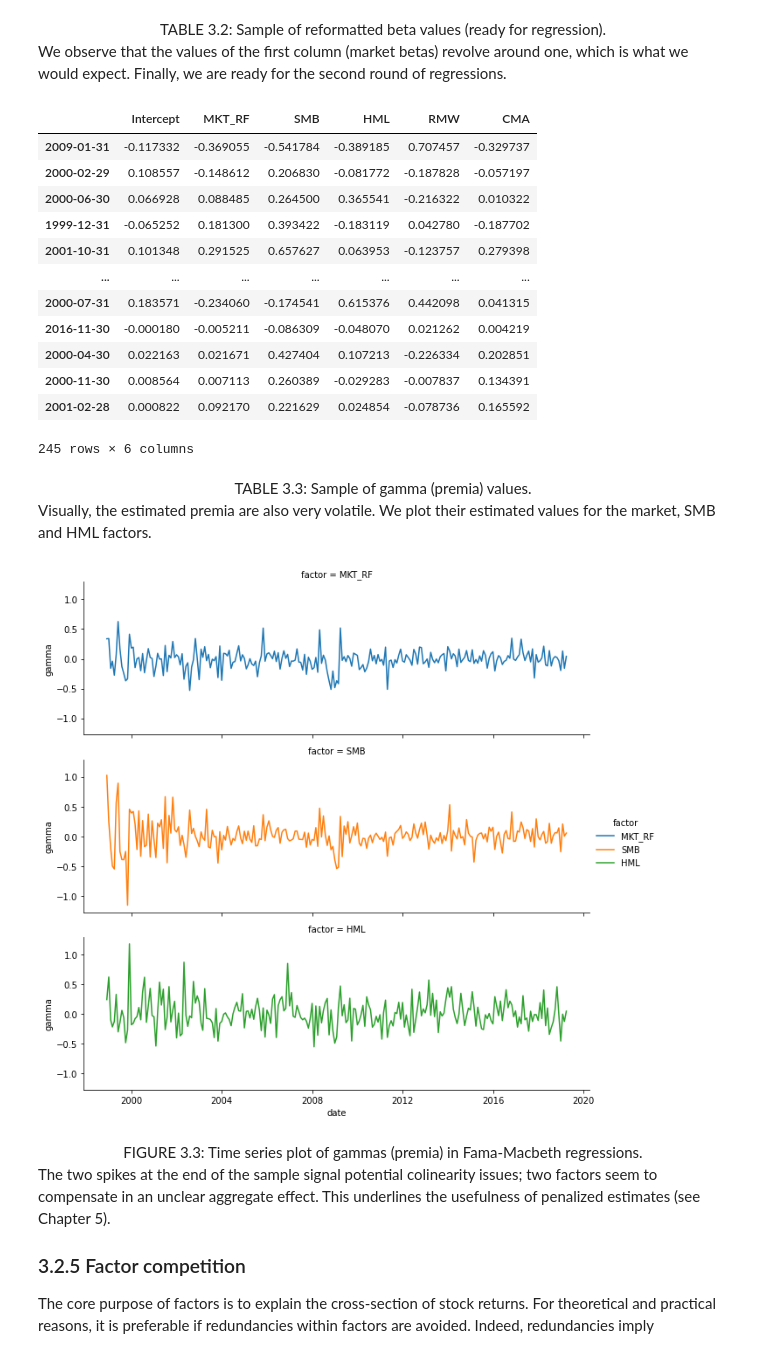
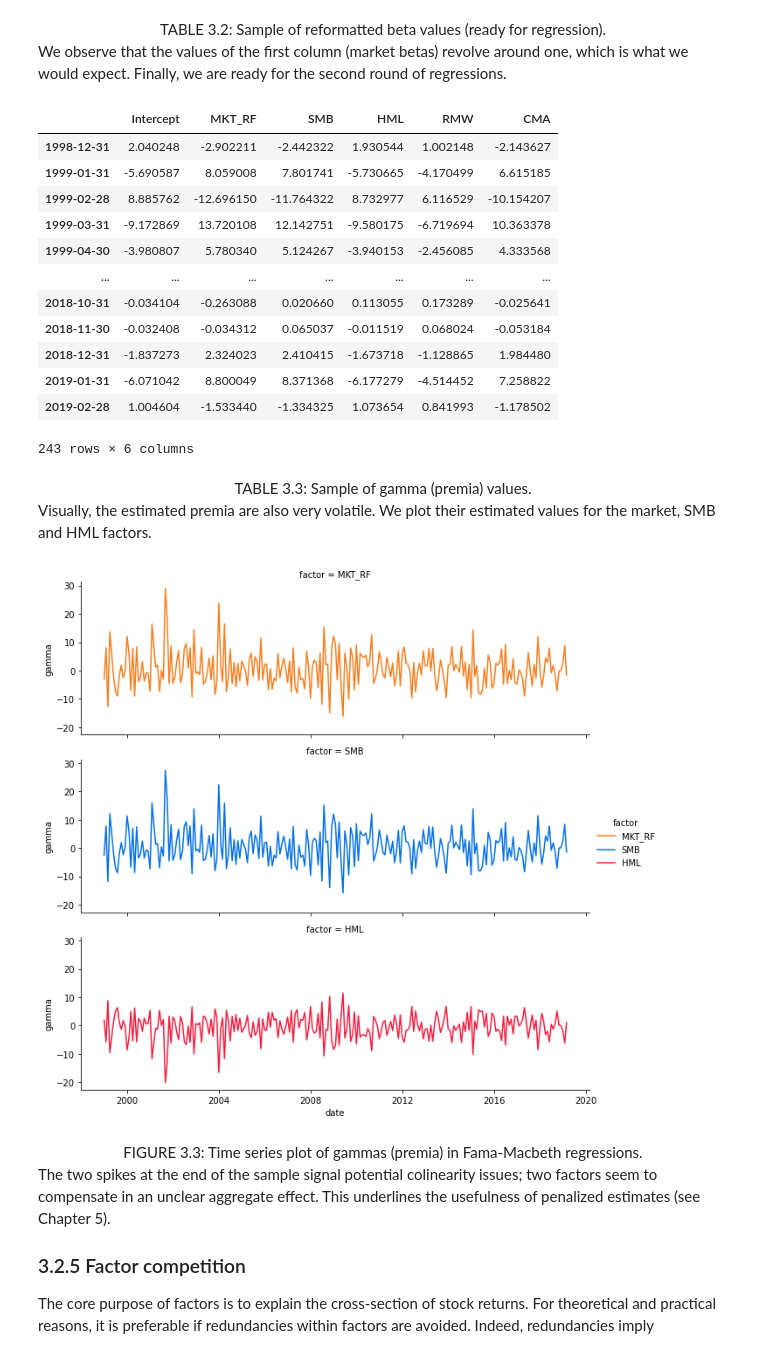
Before and after one commit to ryansdowning/python_mlfactor, a Jupyter notebook: notebooks/Chapter_3_Factor_investing_and_asset_pricing_anomalies.ipynb, the cells around one changed output. Cells and saved outputs as stored; diff of their text form; code cells hidden in the pictures.

```diff
--- a/notebooks/Chapter_3_Factor_investing_and_asset_pricing_anomalies.ipynb
+++ b/notebooks/Chapter_3_Factor_investing_and_asset_pricing_anomalies.ipynb
@@ -244,9 +258,17 @@ data_fm.columns.name = ''  # Remove columns header
 # %%
 import statsmodels.formula.api as smf
+
+# Must rename columns so they do not begin with digits for OLS
 data_fm.rename(columns={stock: f"_{stock}_" for stock in stock_sample}, inplace=True)
+
 formulas = [f"_{stock}_~ MKT_RF + SMB + HML + RMW + CMA" for stock in stock_sample]  # Model spec
 models = [smf.ols(formula, data=data_fm).fit() for formula in formulas]  # Call ols(...).fit()
-betas = pd.DataFrame({stock: model.params for stock, model in zip(stock_sample, models)}).T  # Extract the betas
+betas = pd.DataFrame(
+    {
+        stock: model.params
+        for stock, model in zip(stock_sample, models)
+    }
+).T  # Extract the betas
 betas
 # %% [output]
 |  | Intercept | MKT_RF | SMB | HML | RMW | CMA |
@@ -265,13 +283,15 @@ betas
 
 In the table, *MKT_RF* is the market return minus the risk free rate. The corresponding coefficient is often referred to as the beta, especially in univariate regressions. We then reformat these betas from Table 3.1 to prepare the second pass. Each line corresponds to one asset: the first 5 columns are the estimated factor loadings and the remaining ones are the asset returns (date by date).
 # %%
-loadings = betas.loc[:, betas.columns != 'Intercept']
-ret = data_fm.loc[:, data_fm.columns.str.match('^_\d+_$')]
-ret.index = data_fm['date']
+loadings = betas.loc[:, betas.columns != 'Intercept']  # Remove constant
+ret = data_fm.loc[:, data_fm.columns.str.match('^_\d+_$')]  # Select stock columns
+
+ret.index = data_fm.index  # Set row names
 ret.columns = ret.columns.str.extract('^_(\d+)_$', expand=False)  # Remove underscores added earlier
 ret = ret.T  # Transpose
 
 # Add stock_id columns and merge
 ret['stock_id'] = ret.index.astype(int)
-loadings['stock_id'] = betas.index
+loadings['stock_id'] = loadings.index
 fm_data = loadings.merge(ret, on='stock_id').set_index('stock_id')
+fm_data
@@ -300,50 +314,66 @@ import random
 import string
 
 def random_string(length):
+    """Helper function to create unique
+    (not guaranteed but good enough for use case)
+    hash for column names
+    """
     letters = string.ascii_letters
     return ''.join(random.choice(letters) for _ in range(length))
 # %%
-# Must rename columns so they do not begin with integer to use in regression
+# Must rename columns so they do not begin with digit to use in regression
 column_hash = {col: random_string(16) for col in fm_data.columns[5:]}
 fm_data.rename(columns=column_hash, inplace=True)
 
 formulas = [f"{date} ~ MKT_RF + SMB + HML + RMW + CMA" for date in fm_data.columns[5:]]  # Model spec
 models = [smf.ols(formula, data=fm_data).fit() for formula in formulas]  # Call ols(...).fit()
 
-gammas = pd.DataFrame({date: model.params for date, model in zip(column_hash.keys(), models)}).T  # Extract the gammas
+gammas = pd.DataFrame(
+    {
+        date: model.params for date, model
+        in zip(column_hash.keys(), models)}
+).T  # Extract the gammas
 gammas
 # %% [output]
 |  | Intercept | MKT_RF | SMB | HML | RMW | CMA |
-| 2009-01-31 | -0.117332 | -0.369055 | -0.541784 | -0.389185 | 0.707457 | -0.329737 |
-| 2000-02-29 | 0.108557 | -0.148612 | 0.206830 | -0.081772 | -0.187828 | -0.057197 |
-| 2000-06-30 | 0.066928 | 0.088485 | 0.264500 | 0.365541 | -0.216322 | 0.010322 |
-| 1999-12-31 | -0.065252 | 0.181300 | 0.393422 | -0.183119 | 0.042780 | -0.187702 |
-| 2001-10-31 | 0.101348 | 0.291525 | 0.657627 | 0.063953 | -0.123757 | 0.279398 |
+| 1998-12-31 | 2.040248 | -2.902211 | -2.442322 | 1.930544 | 1.002148 | -2.143627 |
+| 1999-01-31 | -5.690587 | 8.059008 | 7.801741 | -5.730665 | -4.170499 | 6.615185 |
+| 1999-02-28 | 8.885762 | -12.696150 | -11.764322 | 8.732977 | 6.116529 | -10.154207 |
+| 1999-03-31 | -9.172869 | 13.720108 | 12.142751 | -9.580175 | -6.719694 | 10.363378 |
+| 1999-04-30 | -3.980807 | 5.780340 | 5.124267 | -3.940153 | -2.456085 | 4.333568 |
 | ... | ... | ... | ... | ... | ... | ... |
-| 2000-07-31 | 0.183571 | -0.234060 | -0.174541 | 0.615376 | 0.442098 | 0.041315 |
-| 2016-11-30 | -0.000180 | -0.005211 | -0.086309 | -0.048070 | 0.021262 | 0.004219 |
-| 2000-04-30 | 0.022163 | 0.021671 | 0.427404 | 0.107213 | -0.226334 | 0.202851 |
-| 2000-11-30 | 0.008564 | 0.007113 | 0.260389 | -0.029283 | -0.007837 | 0.134391 |
-| 2001-02-28 | 0.000822 | 0.092170 | 0.221629 | 0.024854 | -0.078736 | 0.165592 |
+| 2018-10-31 | -0.034104 | -0.263088 | 0.020660 | 0.113055 | 0.173289 | -0.025641 |
+| 2018-11-30 | -0.032408 | -0.034312 | 0.065037 | -0.011519 | 0.068024 | -0.053184 |
+| 2018-12-31 | -1.837273 | 2.324023 | 2.410415 | -1.673718 | -1.128865 | 1.984480 |
+| 2019-01-31 | -6.071042 | 8.800049 | 8.371368 | -6.177279 | -4.514452 | 7.258822 |
+| 2019-02-28 | 1.004604 | -1.533440 | -1.334325 | 1.073654 | 0.841993 | -1.178502 |
-245 rows × 6 columns
+243 rows × 6 columns
 # %% [markdown]
 <center>TABLE 3.3: Sample of gamma (premia) values.</center>
 
 Visually, the estimated premia are also very volatile. We plot their estimated values for the market, SMB and HML factors.
 # %%
 gammas['date'] = gammas.index
-gammas_plotting = pd.melt(
+gammas_plotting = pd.melt(  #  Prepare data for plotting
     gammas[['date', 'MKT_RF', 'SMB', 'HML']],
     id_vars='date',
     var_name='factor',
     value_name='gamma'
 )
-g = sns.FacetGrid(gammas_plotting, row='factor', hue='factor', aspect=3)
+
+g = sns.FacetGrid(
+    gammas_plotting,
+    row='factor',
+    hue='factor',
+    aspect=3,
+    palette=("#F87E1F", "#0570EA", "#F81F40")
+)
+
 g.map(sns.lineplot, 'date', 'gamma')
 g.add_legend()
 plt.show()
 # %% [output]
-[figure, old version]
+[figure, new version]
 # %% [markdown]
 <center>FIGURE 3.3: Time series plot of gammas (premia) in Fama-Macbeth regressions.</center>
 
```
Also changed, not shown: parts of 13 cells of this notebook.
